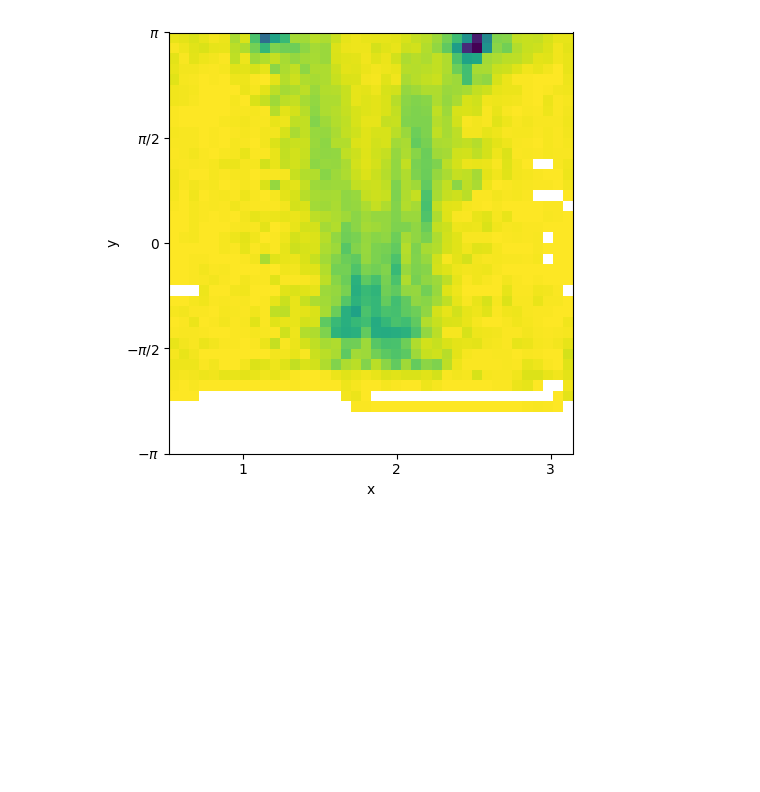
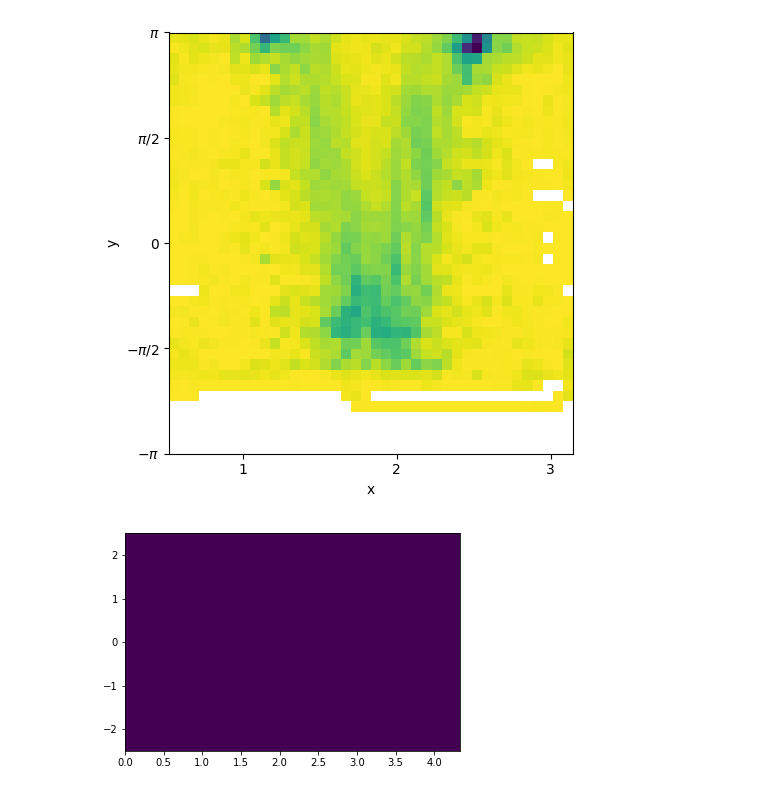
Before and after one commit to RnoB/fly-matrix, a Jupyter notebook: MalkoFly.ipynb, the cells around one changed output. Drawn from its saved outputs; the diff is of its cells as text; code cells hidden in the pictures; blank space fills up the shorter version.

Commit message:
updated notebook with bifurcation plots

```diff
--- a/MalkoFly.ipynb
+++ b/MalkoFly.ipynb
@@ -152,3 +154,18 @@ fig = mf.pb.katzPlot(app_ang, direc, xlim=(np.pi/6,np.pi), ylim=(-np.pi,np.pi),
 mf.pb.plt.savefig('/mnt/ssd1/Documents/Vivek/flyVR/fly-matrix/figures/katz_dir_vs_apparent_ang_' + str(nPosts) + '.png', format='png', dpi=300)
 # %% [output]
 [figure]
+# %%
+xs = all_experiments.get((0,1,)).metaFish['x'][:,0]
+ys = all_experiments.get((0,1,)).metaFish['x'][:,1]
+
+post0_x = np.unique(all_experiments.get((0,1,0,0,1)).var['x'][:,0])[0]
+post0_y = np.unique(all_experiments.get((0,1,0,0,1)).var['x'][:,1])[0]
+
+post1_x = np.unique(all_experiments.get((0,1,0,0,2)).var['x'][:,0])[0]
+post1_y = np.unique(all_experiments.get((0,1,0,0,2)).var['x'][:,1])[0]
+# %%
+nbins = 500
+h,xedge,yedge,image = plt.hist2d(xs,ys, bins=nbins, normed=True, range=[[0,post0_x],[post0_y,post1_y]])
+img = np.flipud(np.rot90(cv2.GaussianBlur(h,(201,101),0)))
+# %% [output]
+[figure, added]
```
Also changed, not shown: parts of 15 cells of this notebook.
